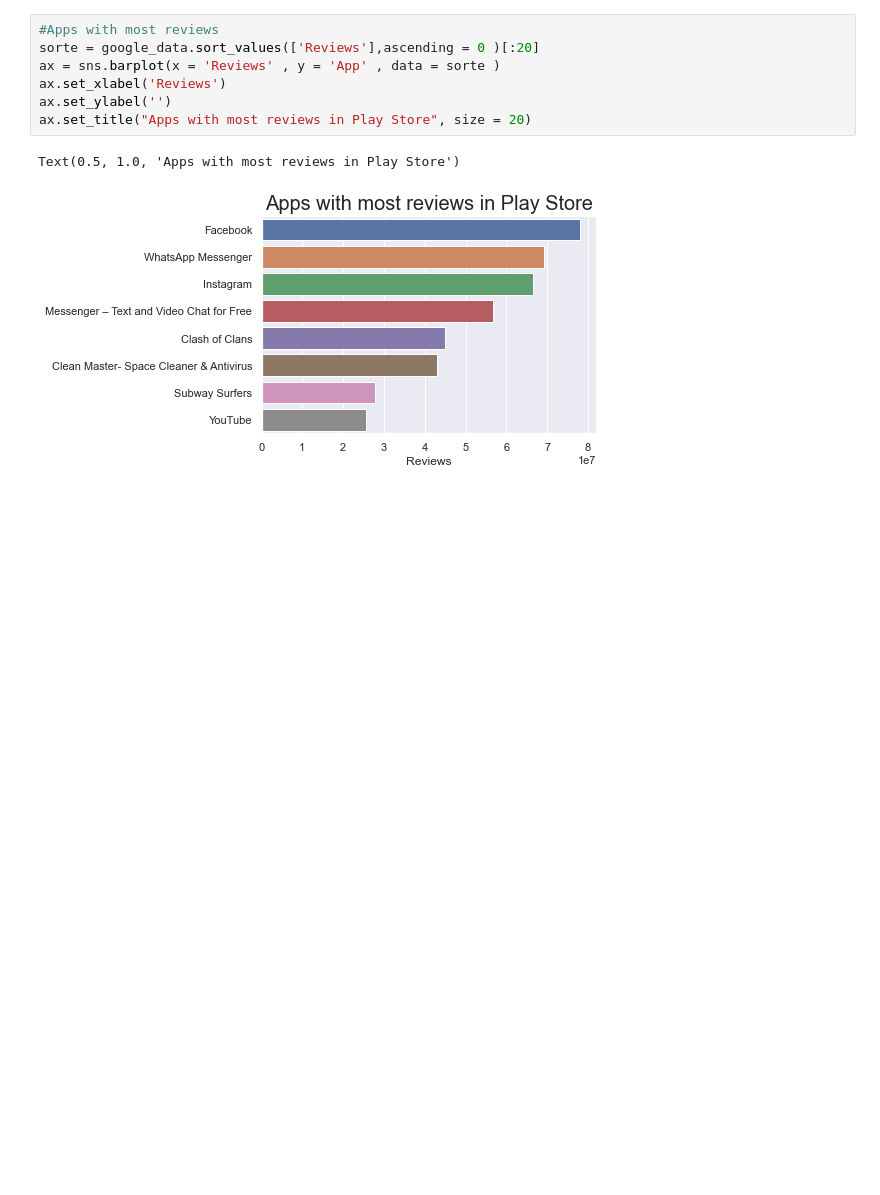
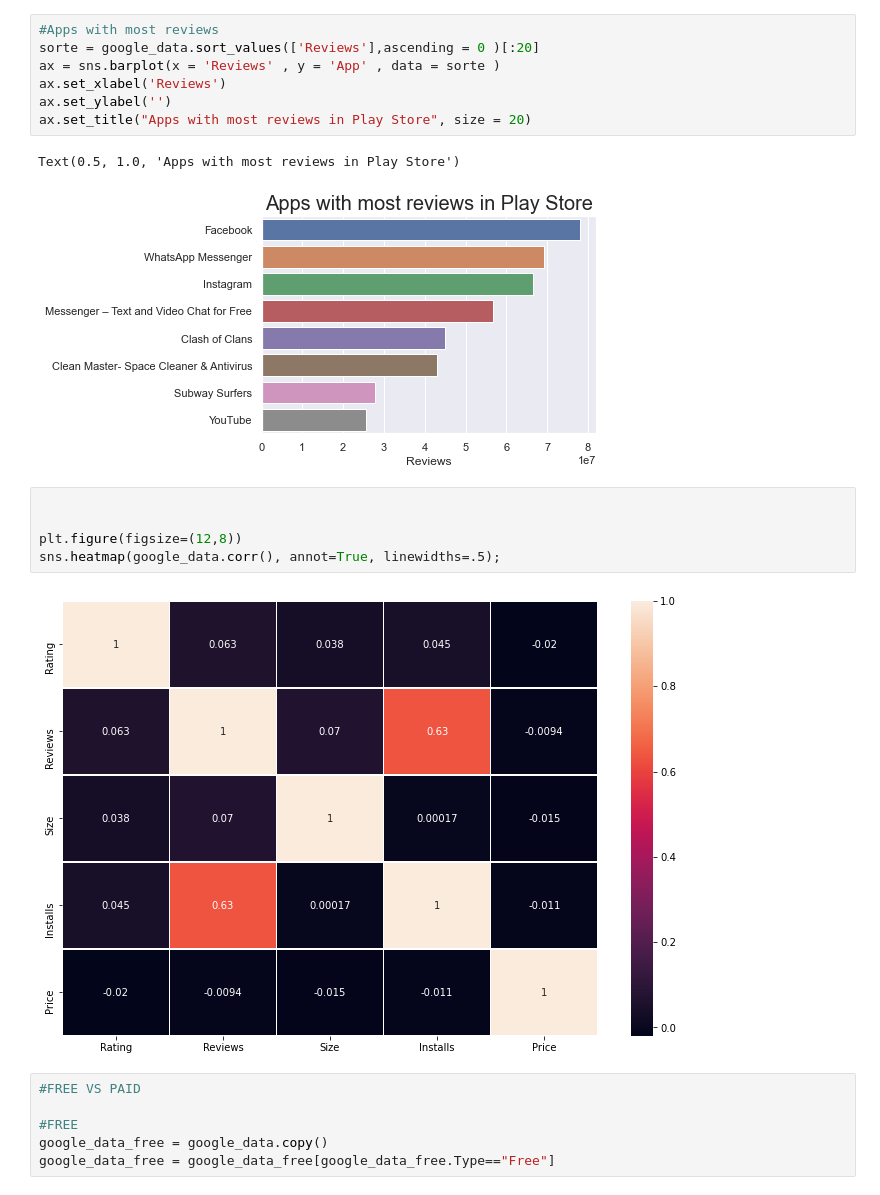
Before and after one commit to nguyengoc16/DataScience, a Jupyter notebook: GGplaystore-checkpoint.ipynb, the cells around one changed output. Drawn from its saved outputs; the diff is of its cells as text; blank space fills up the shorter version.

```diff
--- a/GGplaystore-checkpoint.ipynb
+++ b/GGplaystore-checkpoint.ipynb
@@ -416,3 +419,16 @@ ax.set_title("Apps with most reviews in Play Store", size = 20)
 # %% [output]
 Text(0.5, 1.0, 'Apps with most reviews in Play Store')
 [figure]
+# %%
+
+
+plt.figure(figsize=(12,8))
+sns.heatmap(google_data.corr(), annot=True, linewidths=.5);
+# %% [output]
+[figure, added]
+# %%
+#FREE VS PAID
+
+#FREE
+google_data_free = google_data.copy()
+google_data_free = google_data_free[google_data_free.Type=="Free"]
```
Also changed, not shown: parts of 10 cells of this notebook.
